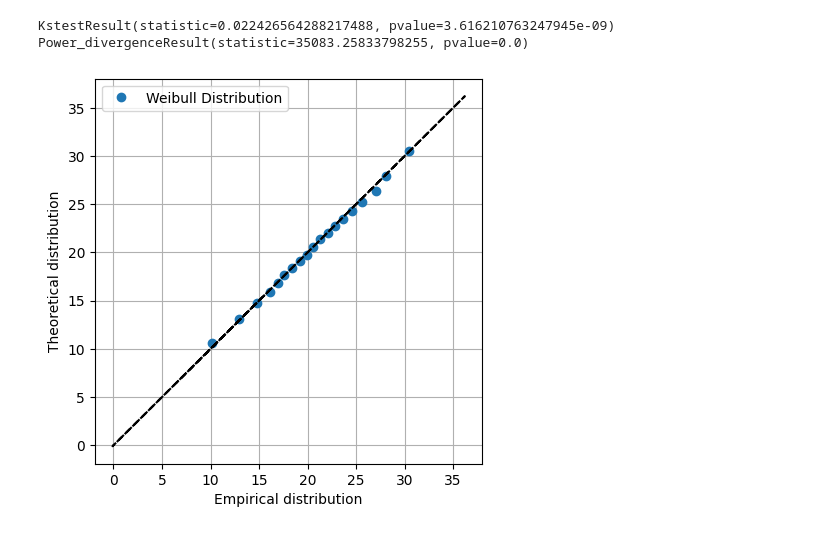
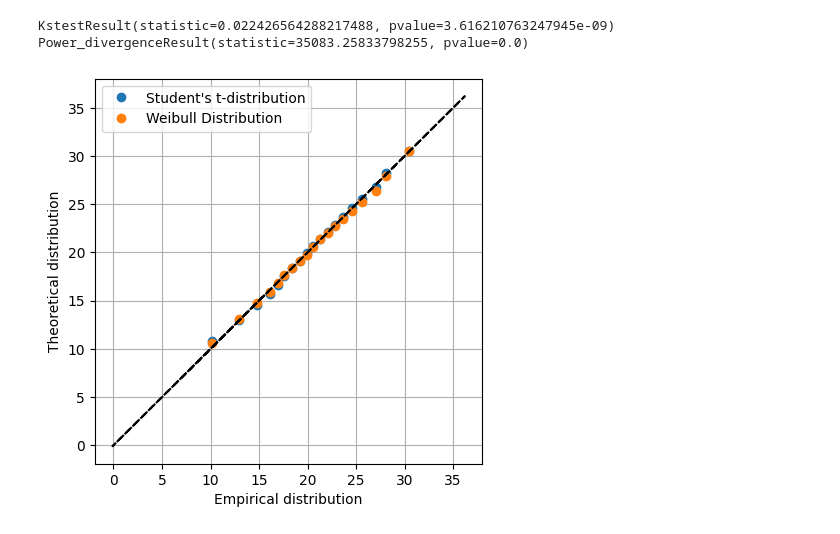
Before and after one commit to ellkrauze/methodsmodels2022, a Jupyter notebook: lab1/analysis.ipynb, the cells around one changed output. Saved outputs shown, nothing was run; the diff lists cells and outputs as text; code cells hidden in the pictures.

```diff
--- a/lab1/analysis.ipynb
+++ b/lab1/analysis.ipynb
@@ -202,21 +202,21 @@ Power_divergenceResult(statistic=35083.25833798255, pvalue=0.0)
 # %%
 x = source_df['tmax'].dropna()
 
 # Calculation of quantiles
 percs = np.linspace(0, 100, 21)
 qn_first = np.percentile(x, percs)
 qn_1 = scipy.stats.t.ppf(percs / 100.0, *params_1)
 qn_2 = scipy.stats.dweibull.ppf(percs / 100.0, *params_2)
 
 # QQ-plot
 plt.figure(figsize=(5, 5))
-# plt.plot(qn_first[1:], qn_1[1:], ls="", marker="o", label = 'Student\'s t-distribution')
+plt.plot(qn_first[1:], qn_1[1:], ls="", marker="o", label = 'Student\'s t-distribution')
 plt.plot(qn_first[1:], qn_2[1:], ls="", marker="o", label = 'Weibull Distribution')
 plt.plot(x, x, color="k", ls="--")
 plt.xlabel('Empirical distribution')
 plt.ylabel('Theoretical distribution')
 plt.legend()
 plt.grid(True)
 plt.show()
 # %% [output]
-[figure, old version]
+[figure, new version]
```
Also changed, not shown: parts of 1 cell of this notebook.
